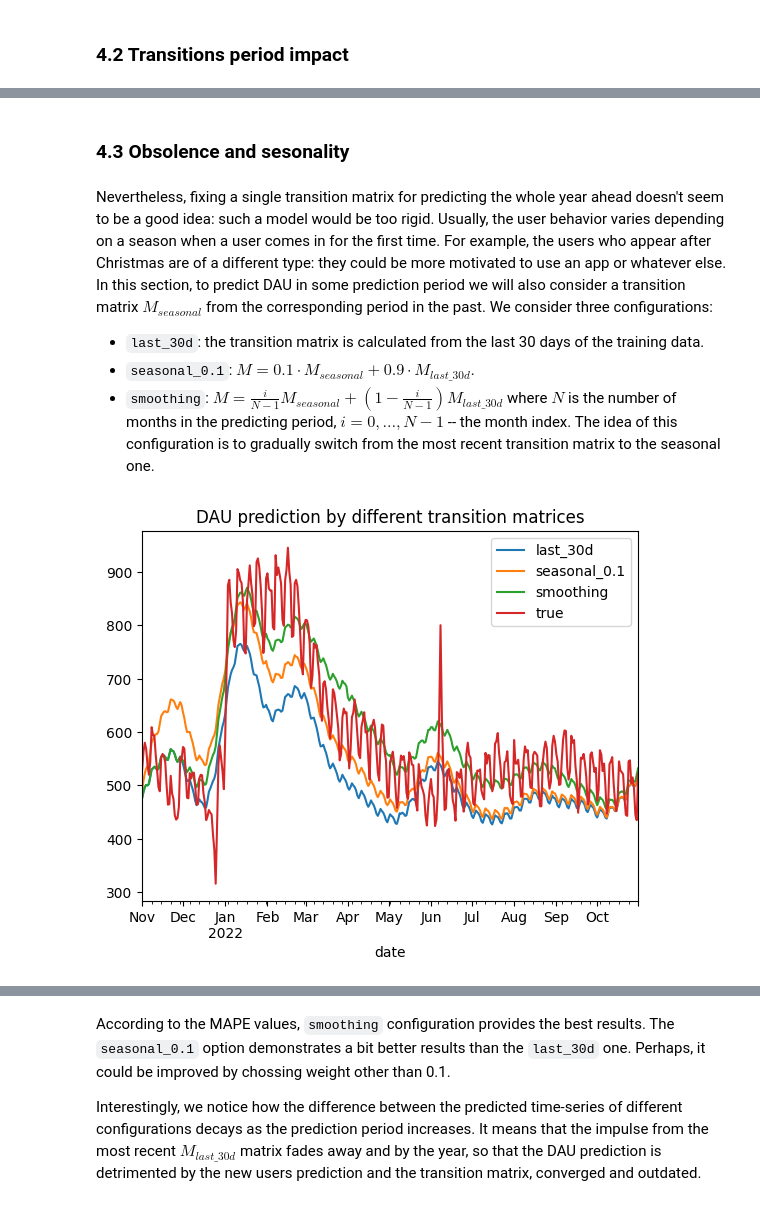
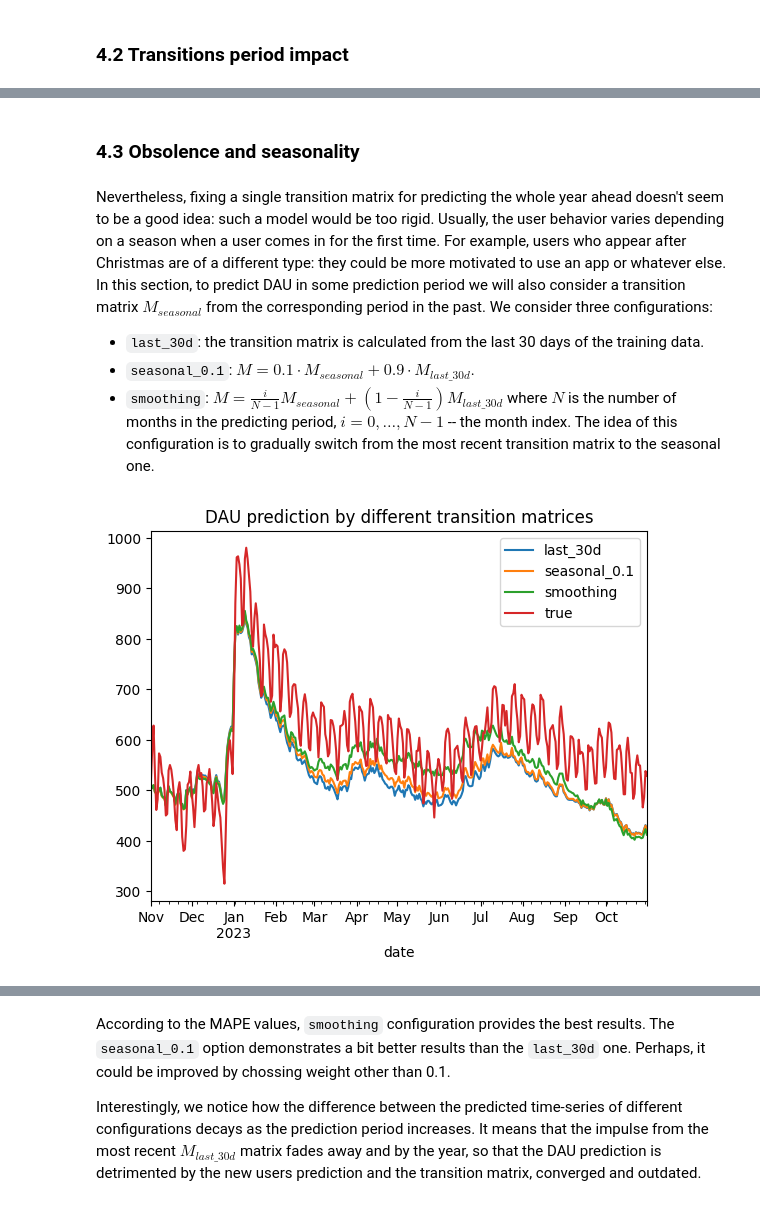
Before and after one commit to wowone/wowone.github.io, a Jupyter notebook: posts/2024-11-01_dau_prediction/dau_prediction.ipynb, the cells around one changed output, grey strips where cells are left out. Cells and saved outputs as stored; diff of their text form; code cells hidden in the pictures.

```diff
--- a/posts/2024-11-01_dau_prediction/dau_prediction.ipynb
+++ b/posts/2024-11-01_dau_prediction/dau_prediction.ipynb
@@ -324,7 +334,7 @@ def get_transition_matrix(transitions, date1, date2):
 # %% [markdown]
 As a baseline, let's calculate the transition matrix for the whole year from `2021-11-01` to `2022-10-31`.
 # %%
-M = get_transition_matrix(transitions, '2021-11-01', '2022-10-31')
+M = get_transition_matrix(transitions, '2022-11-01', '2023-10-31')
 M
 # %% [output]
 | state_to | new | current | reactivated | resurrected | at_risk_wau | at_risk_mau | dormant |
@@ -590,6 +615,7 @@ Now, let's decompose the prediction error and see which states contribure the mo
 
 dau_component_cols = ['new', 'current', 'reactivated', 'resurrected']
 
+dau_pred = make_prediction('2023-08-01', '2023-10-31', new_users_mode='predict', transition_period='last_365d')
 figure, (ax1, ax2) = plt.subplots(1, 2, figsize=(12, 4))
 
 dau_pred[dau_component_cols]\
@@ -615,16 +640,0 @@ Here we're going to estimate how long a period before the prediction date should
-# %%
-#| code-fold: true
-#| code-summary: Toggle the code
-
-prediction_period_start = '2022-03-01'
-prediction_period_end = '2022-10-31'
-
-result = []
-for shift in range(7, 180, 7):
-    dau_pred = make_prediction(prediction_period_start, prediction_period_end, new_users, mode=f'last_{shift}d')
-    mape = prediction_details(dau_true, dau_pred, show_plot=False)
-    result.append([shift, mape])
-result = pd.DataFrame(result, columns=['shift', 'mape'])
-
-result.set_index('shift')['mape']\
-    .plot(title='MAPE by shift')
@@ -635,0 +641,21 @@ As we see, the MAPE curve has U-shape. This is quite clear: too short period can
+# %%
+#| code-fold: true
+#| code-summary: Toggle the code
+
+result = []
+
+for prediction_offset in prediction_offsets:
+    prediction_start = pd.to_datetime(prediction_end) - pd.DateOffset(months=prediction_offset - 1)
+    prediction_start = prediction_start.replace(day=1)
+
+    for transition_offset in range(1, 13):
+        dau_pred = make_prediction(
+            prediction_start, prediction_end, new_users_mode='true',
+            transition_period=f'last_{transition_offset*30}d'
+        )
+        mape = prediction_details(dau_true, dau_pred, show_plot=False)
+        result.append([prediction_offset, transition_offset, mape])
+result = pd.DataFrame(result, columns=['prediction_period', 'transition_period', 'mape'])
+
+result.pivot(index='transition_period', columns='prediction_period', values='mape')\
+    .plot(title='MAPE by prediction and transition period');
@@ -636,7 +666,7 @@ As we see, the MAPE curve has U-shape. This is quite clear: too short period can
 # %% [markdown]
-### 4.3 Obsolence and sesonality
+### 4.3 Obsolence and seasonality
 # %% [markdown]
-Nevertheless, fixing a single transition matrix for predicting the whole year ahead doesn't seem to be a good idea: such a model would be too rigid. Usually, the user behavior varies depending on a season when a user comes in for the first time. For example, the users who appear after Christmas are of a different type: they could be more motivated to use an app or whatever else. In this section, to predict DAU in some prediction period we will also consider a transition matrix $M_{seasonal}$ from the corresponding period in the past. We consider three configurations:
+Nevertheless, fixing a single transition matrix for predicting the whole year ahead doesn't seem to be a good idea: such a model would be too rigid. Usually, the user behavior varies depending on a season when a user comes in for the first time. For example, users who appear after Christmas are of a different type: they could be more motivated to use an app or whatever else. In this section, to predict DAU in some prediction period we will also consider a transition matrix $M_{seasonal}$ from the corresponding period in the past. We consider three configurations:
 
 - `last_30d`: the transition matrix is calculated from the last 30 days of the training data.
 - `seasonal_0.1`: $M = 0.1 \cdot M_{seasonal} + 0.9 \cdot M_{last\_30d}$.
@@ -644,15 +674,15 @@ Nevertheless, fixing a single transition matrix for predicting the whole year ah
 # %%
 #| code-fold: true
 #| code-summary: Toggle the code
 
 result = pd.DataFrame()
-for mode in ['last_30d', 'seasonal_0.1', 'smoothing']:
-    result[mode] = make_prediction('2021-11-01', '2022-10-31', new_users_pred, mode)['dau']
+for transition_period in ['last_30d', 'seasonal_0.1', 'smoothing']:
+    result[transition_period] = make_prediction('2022-11-01', '2023-10-31', 'true', transition_period)['dau']
 result['true'] = dau_true['dau']
 result['true'] = result['true'].astype(int)
 result.plot(title='DAU prediction by different transition matrices');
 # %% [output]
-[figure, old version]
+[figure, new version]
 # %%
 #| code-fold: true
 #| code-summary: Toggle the code
```
Also changed, not shown: parts of 43 cells of this notebook, 23 other files.
